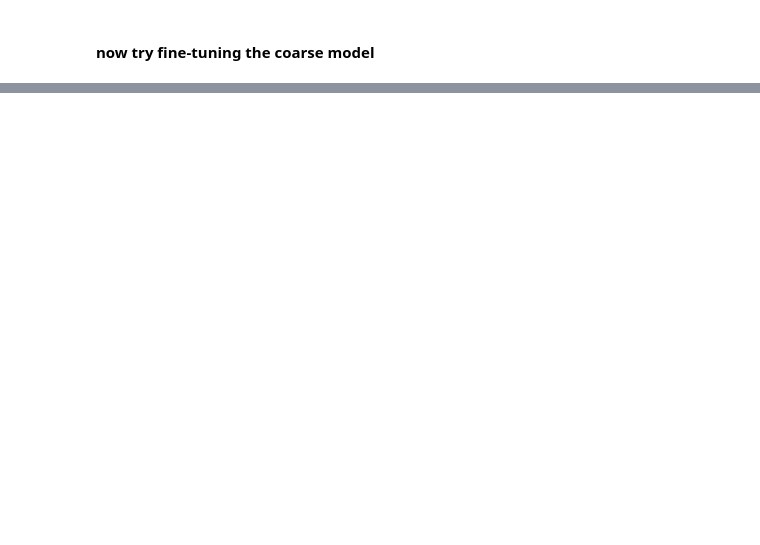
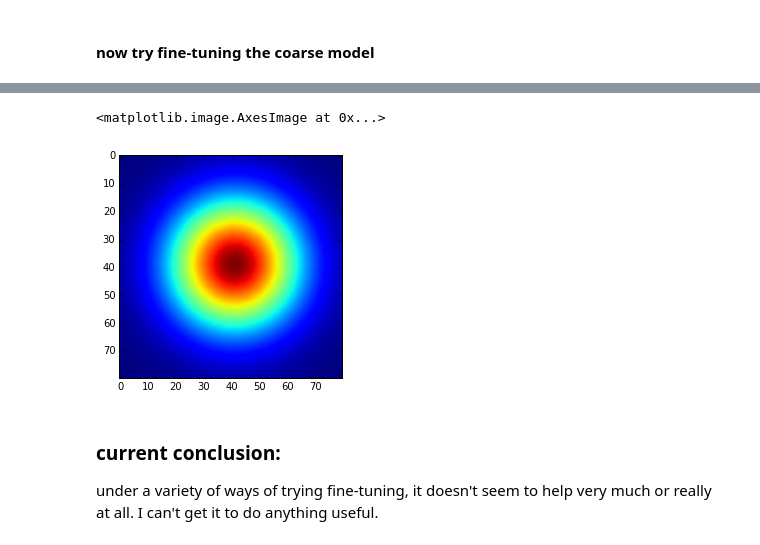
Before and after one commit to tnaselar/fwrf, a Jupyter notebook: sandbox/first_fwrf_exercise.ipynb, the cells around one changed output, grey strips where cells are left out. Drawn from its saved outputs; the diff is of its cells as text; code cells hidden in the pictures; blank space fills up the shorter version.

```diff
--- a/sandbox/first_fwrf_exercise.ipynb
+++ b/sandbox/first_fwrf_exercise.ipynb
@@ -174,0 +236,9 @@ pearsonr(fine_test_pred_activity.ravel(), test_voxel_activity.ravel())
+# %%
+coarse_rf_pics = coarse_model.rf_layer.make_rf_stack()
+plt.imshow(coarse_rf_pics[2])
+# %% [output]
+<matplotlib.image.AxesImage at 0x...>
+[figure, added]
+# %% [markdown]
+### current conclusion:
+under a variety of ways of trying fine-tuning, it doesn't seem to help very much or really at all. I can't get it to do anything useful.
```
Also changed, not shown: parts of 15 cells of this notebook, 4 other files.
